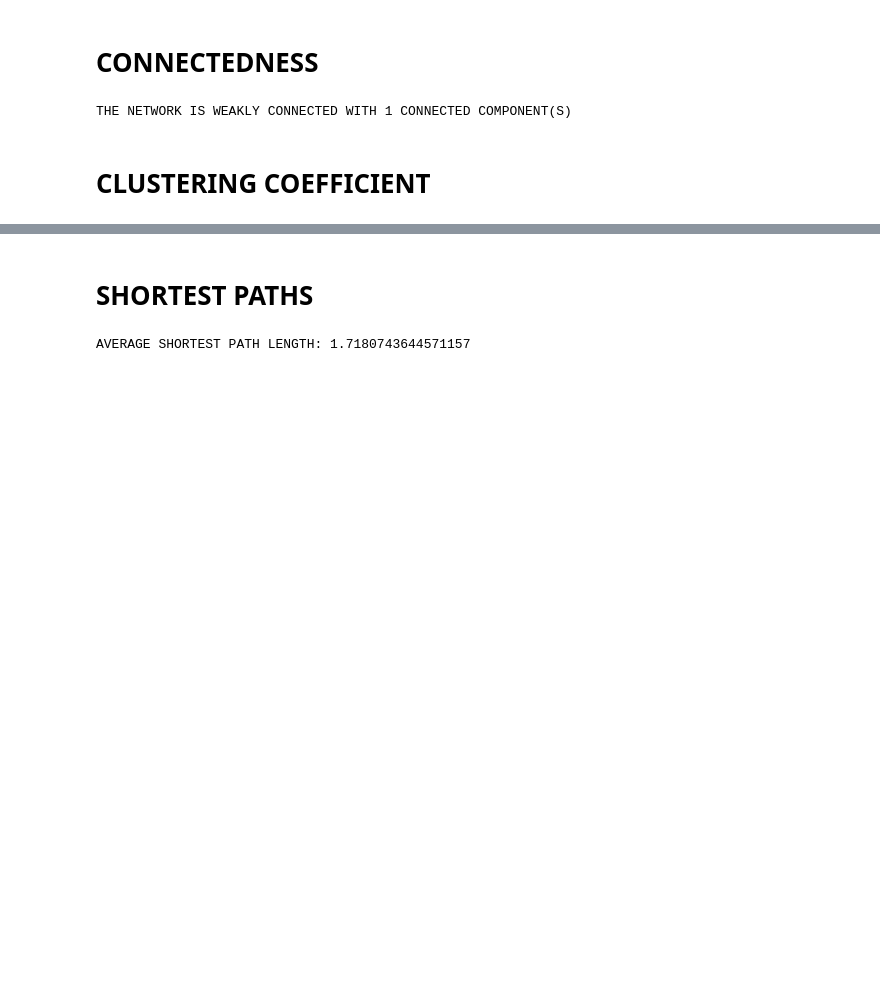
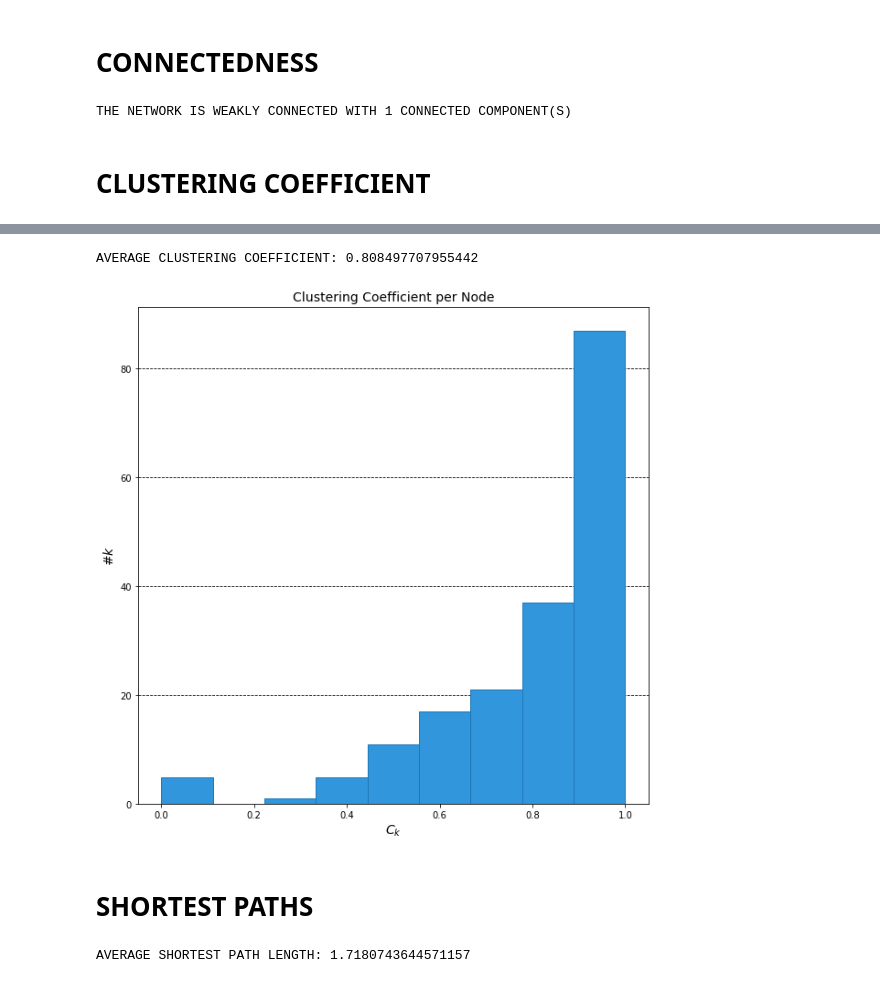
Before and after one commit to kdd-lab/2020_Ricciarelli, a Jupyter notebook: code/notebook/weighted_network_analysis.ipynb, the cells around one changed output, grey strips where cells are left out. Drawn from its saved outputs; the diff is of its cells as text; code cells hidden in the pictures; blank space fills up the shorter version.

```diff
--- a/code/notebook/weighted_network_analysis.ipynb
+++ b/code/notebook/weighted_network_analysis.ipynb
@@ -219,3 +238,21 @@ AVERAGE CLUSTERING COEFFICIENT: 0.808497707955442
+# %%
+fig, axs = plt.subplots(nrows=1, ncols=1, figsize=(10, 10))
+
+axs.hist(nx.clustering(weighted_network_digraph).values(), bins='sturges',
+        zorder=2, color='#3296dc', edgecolor='#1f77b4')
+axs.set_title('Clustering Coefficient per Node', fontsize=14)
+axs.set_xlabel(r'$C_k$', fontsize=14)
+axs.set_ylabel(r'$\# k$', fontsize=14)
+axs.grid(axis='y', linestyle='--', color='black', zorder=1)
+
+fig.savefig('./images/clustering_coefficient.pdf', format='pdf',
+            bbox_inches='tight')
+
+print('\nAVERAGE CLUSTERING COEFFICIENT: {}\n'
+      .format(nx.average_clustering(weighted_network_digraph)))
+# %% [output]
+AVERAGE CLUSTERING COEFFICIENT: 0.808497707955442
+[figure, added]
 # %% [markdown]
 # SHORTEST PATHS
 # %%
```
Also changed, not shown: parts of 12 cells of this notebook, 8 other files.
